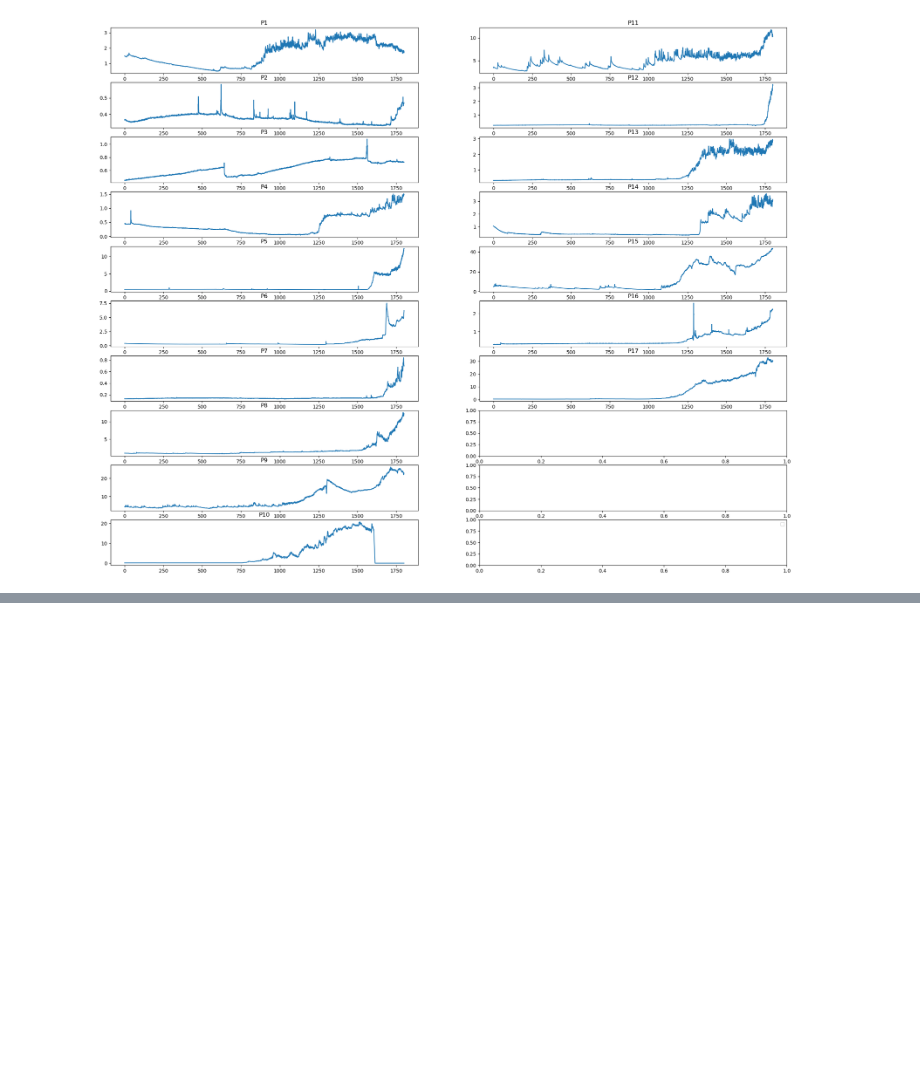
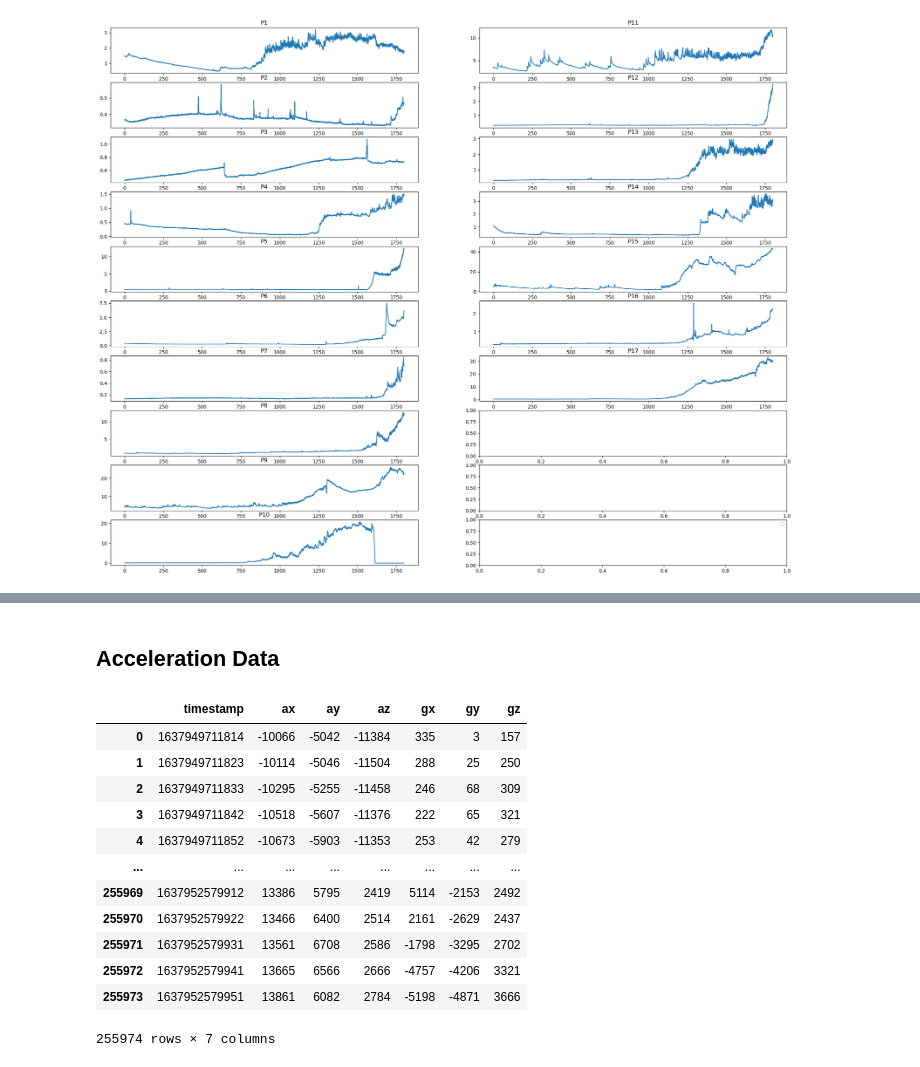
Before and after one commit to Abrar74774/weee-dataset-project, a Jupyter notebook: eda.ipynb, the cells around one changed output, grey strips where cells are left out. Drawn from its saved outputs; the diff is of its cells as text; code cells hidden in the pictures; blank space fills up the shorter version.

```diff
--- a/eda.ipynb
+++ b/eda.ipynb
@@ -87,0 +63,41 @@ print([len(eda) / 4 for eda in eda_all])
+# %%
+path_eda = "./dataset/P*/E4/EDA.csv"
+path_ppg = "./dataset/P*/E4/BVP.csv"
+path_acc = "./dataset/P*/EARBUDS/*imu-right.csv"
+
+eda_all = []
+ppg_all = []
+acc_all = []
+
+for filename in glob.glob(path_eda):
+    eda_all.append(pd.read_csv(filename))
+
+for filename in glob.glob(path_ppg):
+    ppg_all.append(pd.read_csv(filename))
+
+for filename in glob.glob(path_acc):
+    acc_all.append(pd.read_csv(filename))
+
+
+text_path = "./dataset/P*/VO2/Details.txt"
+time_i_all = []
+time_i_all_ppg = []
+time_i_all_acc = []
+for i, filename in enumerate(glob.glob(text_path)):
+    time_i_all.append(find_index_in_dataframe(filename, datetime.fromtimestamp(int(float(eda_all[i].columns[0])), tz= timezone.utc), 4))
+    time_i_all_ppg.append(find_index_in_dataframe(filename, datetime.fromtimestamp(int(float(ppg_all[i].columns[0])), tz= timezone.utc), 64))
+
+    acc_start = acc_all[i].iloc[0,0]
+    try:
+        index = find_index_in_dataframe(filename, datetime.fromtimestamp(int(int(acc_start) / 1000), tz= timezone.utc), 100)
+        time_i_all_acc.append(index)
+    except:
+        date_and_time = str(acc_all[i].iloc[0, 0]).split()
+        d = date_and_time[0].split("-")
+        d = [int(day) for day in d]
+        t = date_and_time[1].split(":")
+        t = [int(time) for time in t]
+        earbud_start_time = datetime(d[0], d[1], d[2], hour=t[0], minute=t[1], second=t[2])
+        time_i_all_acc.append(find_index_in_dataframe(filename, earbud_start_time, 100))
+
+print(len(acc_all))
@@ -111,0 +177,18 @@ No artists with labels found to put in legend.  Note that artists whose label st
+# %% [markdown]
+## Acceleration Data
+# %%
+acc_all[3]
+# %% [output]
+|  | timestamp | ax | ay | az | gx | gy | gz |
+| 0 | 1637949711814 | -10066 | -5042 | -11384 | 335 | 3 | 157 |
+| 1 | 1637949711823 | -10114 | -5046 | -11504 | 288 | 25 | 250 |
+| 2 | 1637949711833 | -10295 | -5255 | -11458 | 246 | 68 | 309 |
+| 3 | 1637949711842 | -10518 | -5607 | -11376 | 222 | 65 | 321 |
+| 4 | 1637949711852 | -10673 | -5903 | -11353 | 253 | 42 | 279 |
+| ... | ... | ... | ... | ... | ... | ... | ... |
+| 255969 | 1637952579912 | 13386 | 5795 | 2419 | 5114 | -2153 | 2492 |
+| 255970 | 1637952579922 | 13466 | 6400 | 2514 | 2161 | -2629 | 2437 |
+| 255971 | 1637952579931 | 13561 | 6708 | 2586 | -1798 | -3295 | 2702 |
+| 255972 | 1637952579941 | 13665 | 6566 | 2666 | -4757 | -4206 | 3321 |
+| 255973 | 1637952579951 | 13861 | 6082 | 2784 | -5198 | -4871 | 3666 |
+255974 rows × 7 columns
```
Also changed, not shown: parts of 11 cells of this notebook, 1 other file.
